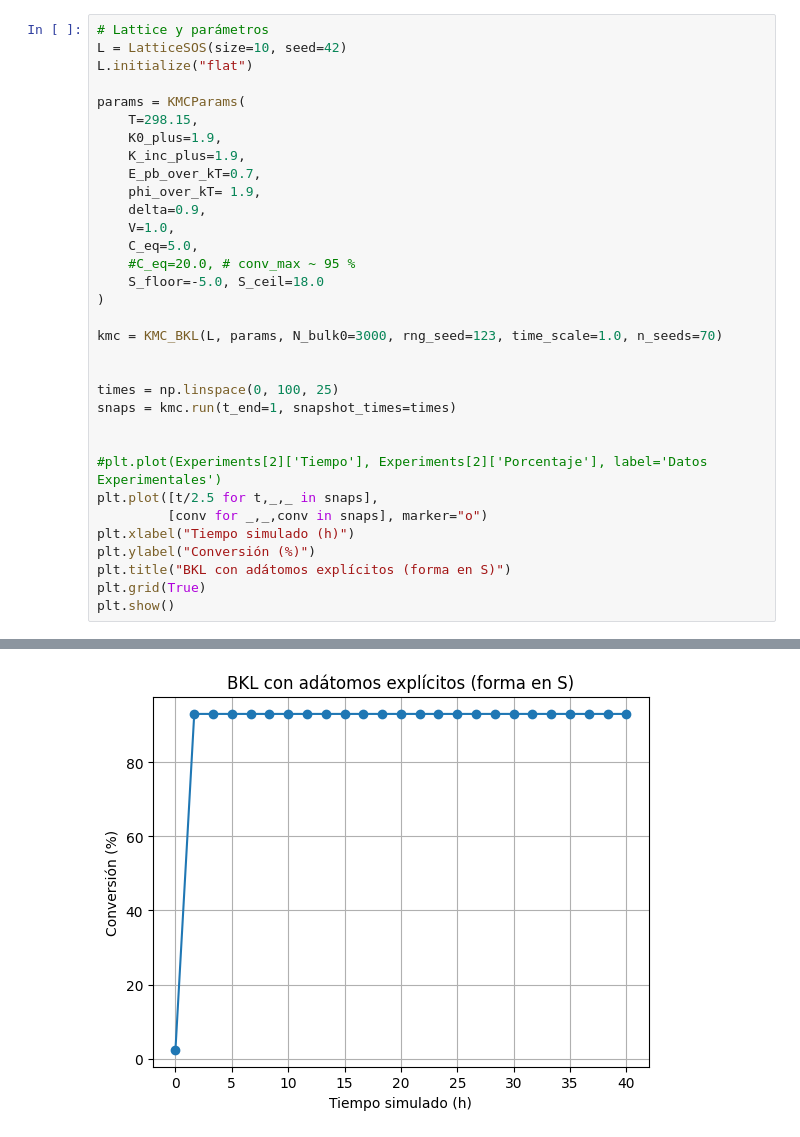
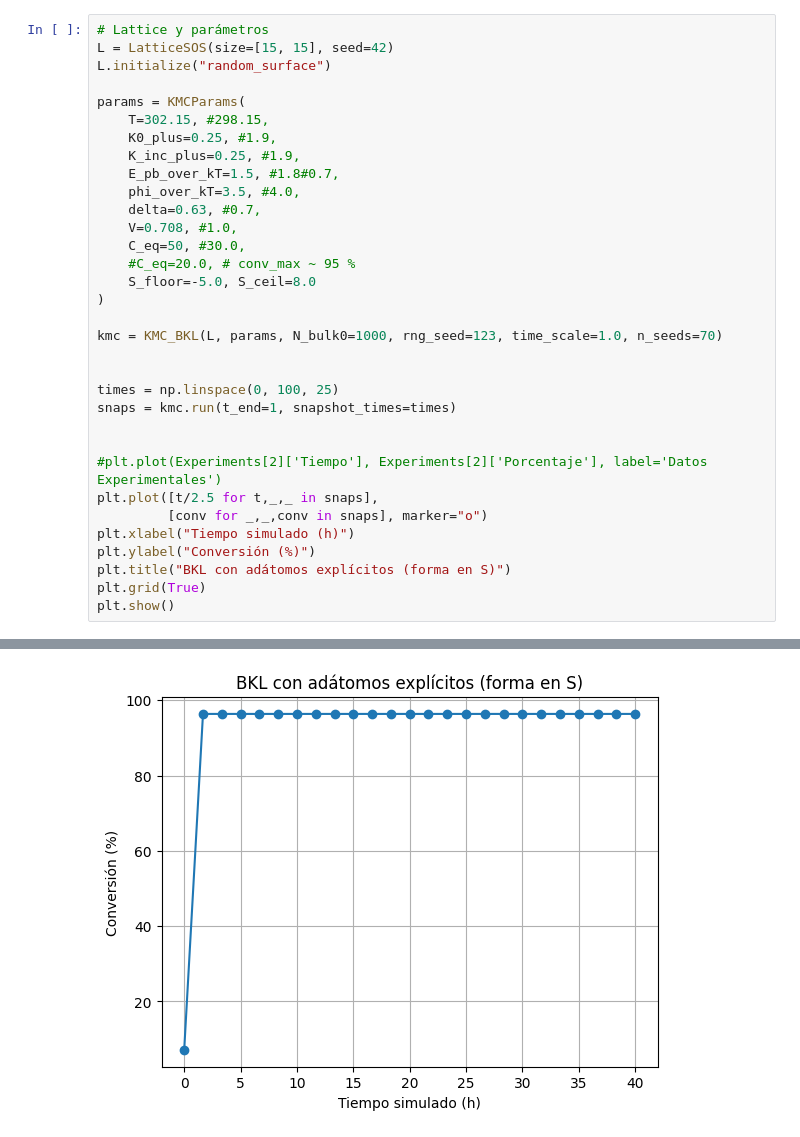
Before and after one commit to SebastGg99/MalariaProject, a Jupyter notebook: notebooks/VisualizationkMC.ipynb, the cells around one changed output, grey strips where cells are left out. Drawn from its saved outputs; the diff is of its cells as text.

```diff
--- a/notebooks/VisualizationkMC.ipynb
+++ b/notebooks/VisualizationkMC.ipynb
@@ -8,22 +8,22 @@ from src import KMCParams, LatticeSOS, KMC_BKL
 # %%
 # Lattice y parámetros
-L = LatticeSOS(size=10, seed=42)
-L.initialize("flat")
+L = LatticeSOS(size=[15, 15], seed=42)
+L.initialize("random_surface")
 
 params = KMCParams(
-    T=298.15,
-    K0_plus=1.9,
-    K_inc_plus=1.9,
-    E_pb_over_kT=0.7,
-    phi_over_kT= 1.9,
-    delta=0.9,
-    V=1.0,
-    C_eq=5.0,
+    T=302.15, #298.15,
+    K0_plus=0.25, #1.9,
+    K_inc_plus=0.25, #1.9,
+    E_pb_over_kT=1.5, #1.8#0.7,
+    phi_over_kT=3.5, #4.0,
+    delta=0.63, #0.7,
+    V=0.708, #1.0,
+    C_eq=50, #30.0,
     #C_eq=20.0, # conv_max ~ 95 %
-    S_floor=-5.0, S_ceil=18.0
+    S_floor=-5.0, S_ceil=8.0
 )
 
-kmc = KMC_BKL(L, params, N_bulk0=3000, rng_seed=123, time_scale=1.0, n_seeds=70)
+kmc = KMC_BKL(L, params, N_bulk0=1000, rng_seed=123, time_scale=1.0, n_seeds=70)
 
 
 times = np.linspace(0, 100, 25)
@@ -59,4 +42,4 @@ plt.show()
-[figure, old version]
+[figure, new version]
 # %%
 kmc.plot_crystal_3d(mode="voxel", snapshots=snaps, t_snapshot=0.5)
 kmc.plot_crystal_3d(mode="voxel", snapshots=snaps, t_snapshot=1)
```
Also changed, not shown: parts of 3 cells of this notebook, 6 other files.
